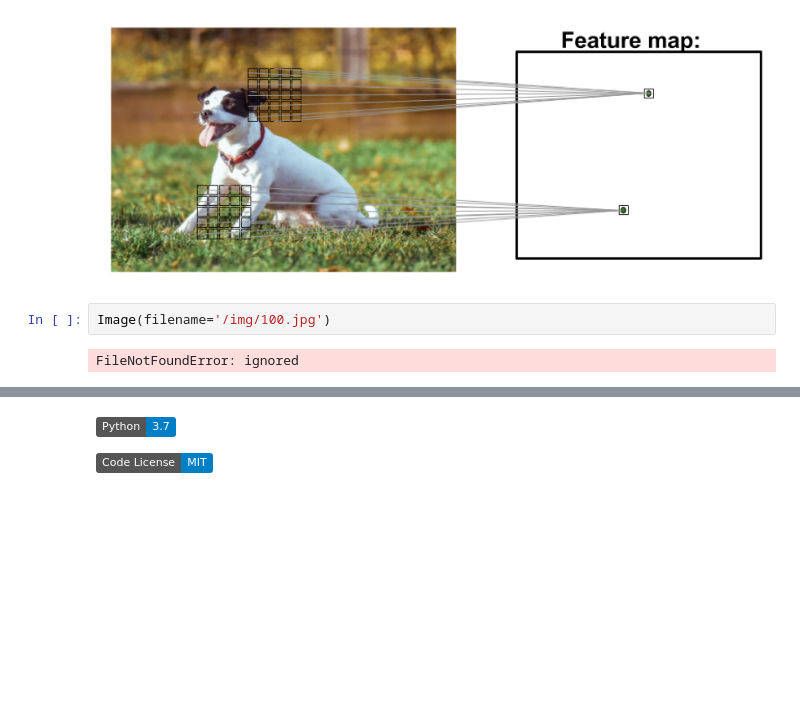
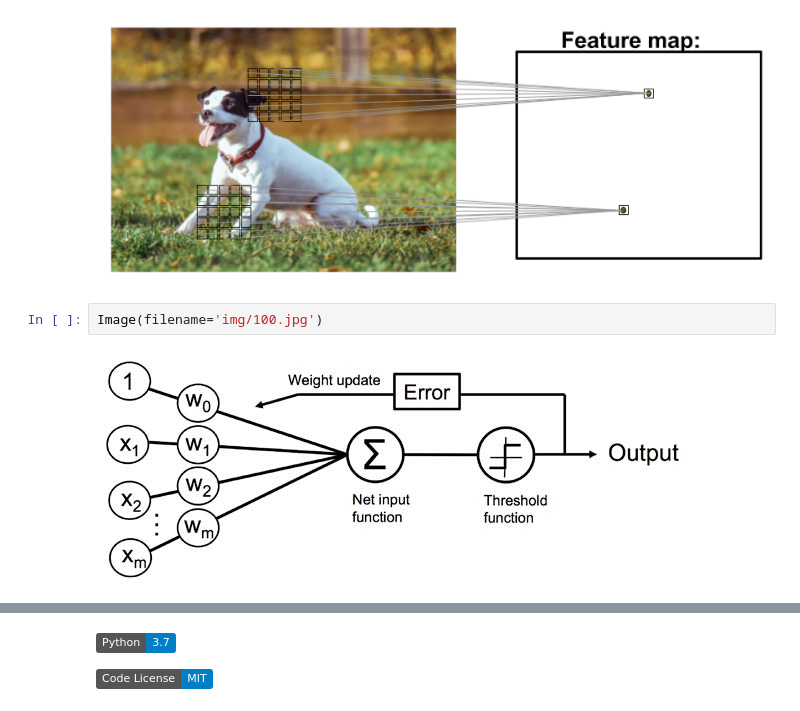
Before and after one commit to blee8/MyNotebook, a Jupyter notebook: readme.ipynb, the cells around one changed output, grey strips where cells are left out. Drawn from its saved outputs; the diff is of its cells as text; badges without logos; blank space fills up the shorter version.

```diff
--- a/readme.ipynb
+++ b/readme.ipynb
@@ -23,9 +23,9 @@ Image(filename='/content/drive/My Drive/Colab Notebooks/MyNotebook/img/15_01.png
 # %% [output]
 [figure]
 # %%
-Image(filename='/img/100.jpg')
+Image(filename='img/100.jpg')
 # %% [output]
-FileNotFoundError: ignored
+[figure, added]
 # %% [markdown]
 ![image100](https://github.com/blee8/MyNotebook/blob/master/img/100.jpg?raw=1)
 # %% [markdown]
```
Also changed, not shown: parts of 1 cell of this notebook.
